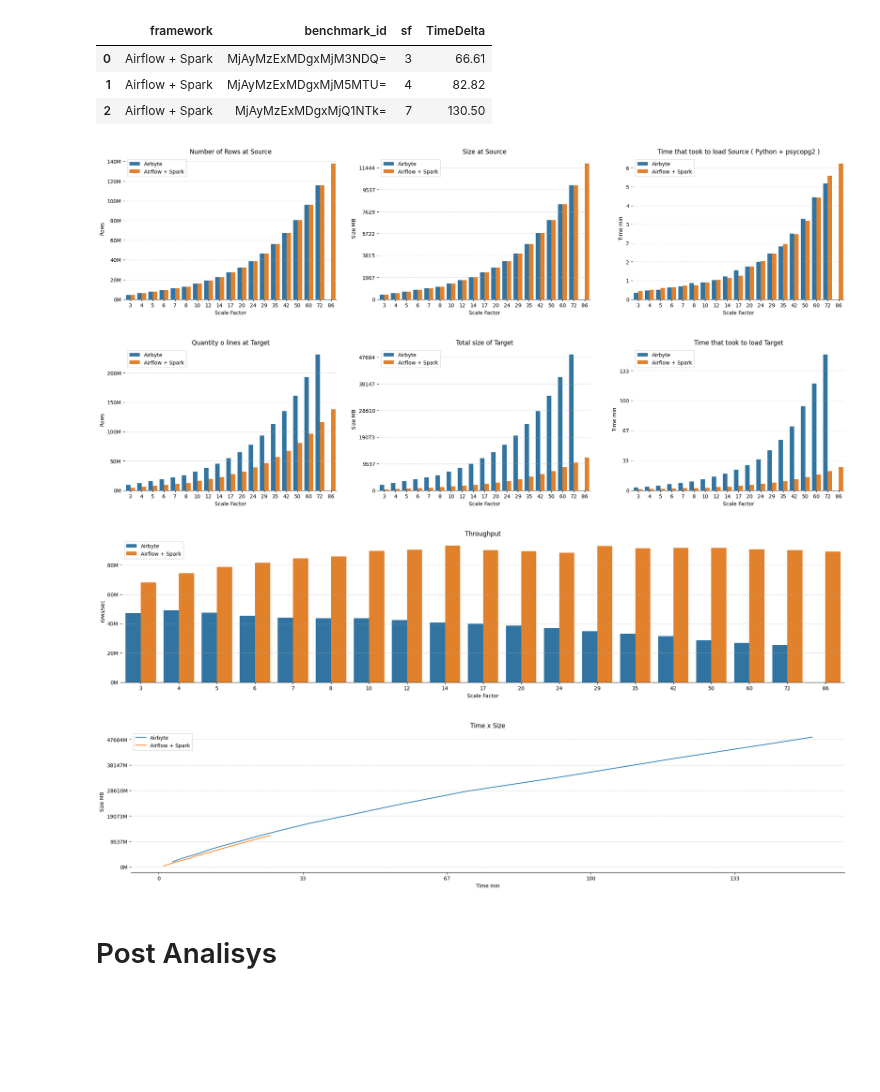
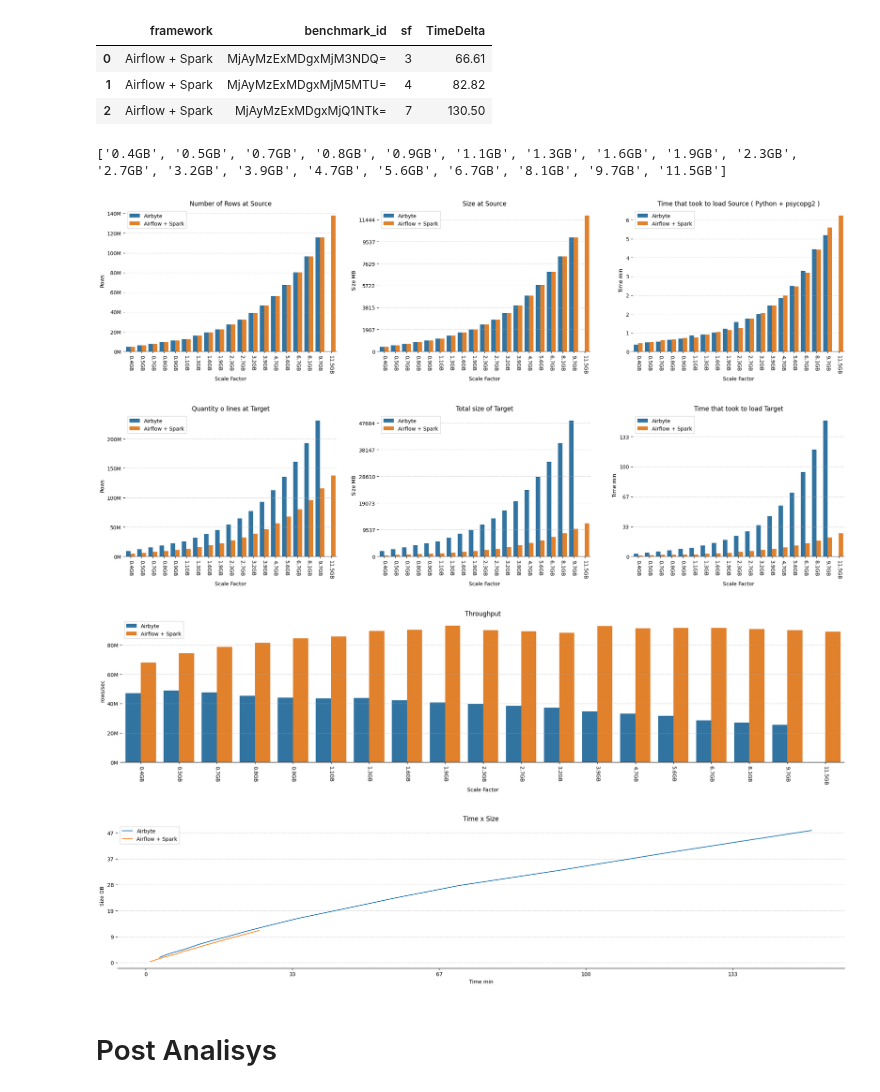
Before and after one commit to bombermal/TCC, a Jupyter notebook: Monitoring_VM/Retrieve/pre_analisys.ipynb, the cells around one changed output. Saved outputs shown, nothing was run; the diff lists cells and outputs as text; code cells hidden in the pictures; blank space fills up the shorter version.

```diff
--- a/Monitoring_VM/Retrieve/pre_analisys.ipynb
+++ b/Monitoring_VM/Retrieve/pre_analisys.ipynb
@@ -123,7 +124,19 @@ display(target_status.head(3))
 | 0 | Airflow + Spark | MjAyMzExMDgxMjM3NDQ= | 3 | 66.61 |
 | 1 | Airflow + Spark | MjAyMzExMDgxMjM5MTU= | 4 | 82.82 |
 | 2 | Airflow + Spark | MjAyMzExMDgxMjQ1NTk= | 7 | 130.50 |
+# %%
+mask = source_grouped.framework == "Airflow + Spark"
+# Transform in dictionary, sf as key, total_size_bytes as value
+temp = source_grouped.loc[mask, ["sf", "total_size_bytes"]]
+temp.total_size_bytes = temp.total_size_bytes.astype(float)
+temp.sf = temp.sf.astype(int)
+temp.total_size_bytes = temp.total_size_bytes.apply(lambda x: round(x/ 1024 / 1024 /1024, 1))
+temp.sort_values(by="sf", inplace=True)
+print([ str(x)+"GB" for x in temp.total_size_bytes.to_list()])
+# %% [output]
+['0.4GB', '0.5GB', '0.7GB', '0.8GB', '0.9GB', '1.1GB', '1.3GB', '1.6GB', '1.9GB', '2.3GB', '2.7GB', '3.2GB', '3.9GB', '4.7GB', '5.6GB', '6.7GB', '8.1GB', '9.7GB', '11.5GB']
 # %%
+x_tick_labels = ['0.4GB', '0.5GB', '0.7GB', '0.8GB', '0.9GB', '1.1GB', '1.3GB', '1.6GB', '1.9GB', '2.3GB', '2.7GB', '3.2GB', '3.9GB', '4.7GB', '5.6GB', '6.7GB', '8.1GB', '9.7GB', '11.5GB']
 fig, ax = plt.subplots(1, 3, figsize=(25, 5))
 # sns.barplot(x="sf", y="time_delta", color="green", data=python_df, ax=ax[2])
 for idx, col in enumerate(["rows_count", "total_size_bytes", "time_delta"]):
@@ -140,6 +153,11 @@ for idx, col in enumerate(["rows_count", "total_size_bytes", "time_delta"]):
     else:
         ax[idx].yaxis.set_major_formatter(lambda x, pos: '{:.0f}'.format(x/60))
         ax[idx].set(ylabel="Time min", xlabel="Scale Factor", title="Time that took to load Source ( Python + psycopg2 )")
+    ax[idx].set_xticks(range(len(x_tick_labels)))
+    ax[idx].set_xticklabels(x_tick_labels)
+    # rotate x_tick_labels 90º
+    for item in g.get_xticklabels():
+        item.set_rotation(270)
     ax[idx].grid(axis='y', linestyle=':')
     ax[idx].legend(fancybox=False)
 sns.despine(left=True)
@@ -147,7 +165,7 @@ plt.show()
 
 fig, ax = plt.subplots(1, 3, figsize=(25, 5))
 for idx, col in enumerate(["rows_count", "total_size_bytes"]):
-    sns.barplot(x="sf", y=col, hue="framework", data=target_grouped, ax=ax[idx])
+    g = sns.barplot(x="sf", y=col, hue="framework", data=target_grouped, ax=ax[idx])
     if idx == 0:
         # Set y-axis scale to millions with separators
         ax[idx].yaxis.set_major_formatter(lambda x, pos: '{:.0f}'.format(x/1000000) + 'M')
@@ -156,49 +174,66 @@ for idx, col in enumerate(["rows_count", "total_size_bytes"]):
         # Divide by 1024 to get MB
         ax[idx].yaxis.set_major_formatter(lambda x, pos: '{:.0f}'.format(x/1024/1024))
         ax[idx].set(ylabel="Size MB", xlabel="Scale Factor", title="Total size of Target")
+
+    ax[idx].set_xticks(range(len(x_tick_labels)))
+    ax[idx].set_xticklabels(x_tick_labels)
+    # rotate x_tick_labels 90º
+    for item in g.get_xticklabels():
+        item.set_rotation(270)
     ax[idx].grid(axis='y', linestyle=':')
     ax[idx].legend(fancybox=False)
 # sns.despine(left=True)
 # plt.show()
 
 source_status_combined = source_status_combined.sort_values(by=["framework", "sf"]).reset_index(drop=True)
-sns.barplot(x="sf", y="TimeDelta", hue="framework", data=source_status_combined, ax=ax[2])
+g = sns.barplot(x="sf", y="TimeDelta", hue="framework", data=source_status_combined, ax=ax[2])
 # Set y-axis scale to millions with separators
 ax[2].yaxis.set_major_formatter(lambda x, pos: '{:.0f}'.format(x/60))
+ax[2].set_xticks(range(len(x_tick_labels)))
+ax[2].set_xticklabels(x_tick_labels)
+# rotate x_tick_labels 90º
+for item in g.get_xticklabels():
+    item.set_rotation(270)
 ax[2].set(ylabel="Time min", xlabel="Scale Factor", title="Time that took to load Target")
 ax[2].grid(axis='y', linestyle=':')
 ax[2].legend(fancybox=False)
 sns.despine(left=True)
 plt.show()
 
 df_throughput = df_throughput.sort_values(by=["framework", "sf"]).reset_index(drop=True)
 fig, ax = plt.subplots(figsize=(25, 5))
-sns.barplot(x="sf", y="Throughput", hue="framework", data=df_throughput, ax=ax)
+g = sns.barplot(x="sf", y="Throughput", hue="framework", data=df_throughput, ax=ax)
 # Set y-axis scale to millions with separators
+ax.set_xticks(range(len(x_tick_labels)))
+ax.set_xticklabels(x_tick_labels)
+# rotate x_tick_labels 90º
+for item in g.get_xticklabels():
+    item.set_rotation(270)
 ax.yaxis.set_major_formatter(lambda x, pos: '{:,.0f}'.format(x/1000) + 'M')
 ax.set(ylabel="rows/sec", xlabel="Scale Factor", title="Throughput")
 ax.grid(axis='y', linestyle=':')
 ax.legend(fancybox=False)
 sns.despine(left=True)
 plt.show()
 
 temp_df = target_grouped.merge(source_status_combined, left_on=["framework", "benchmark_id", "sf"], right_on=["framework", "benchmark_id", "sf"], how="inner")
 
 fig, ax = plt.subplots(figsize=(25, 5))
+# mask = temp_df.TimeDelta < 33*60
 sns.lineplot(x="TimeDelta", y="total_size_bytes", hue="framework", data=temp_df, ax=ax)
 # Set y-axis scale to millions with separators
-ax.yaxis.set_major_formatter(lambda x, pos: '{:.0f}'.format(x/1024/1024) + 'M')
+ax.yaxis.set_major_formatter(lambda x, pos: '{:.0f}'.format(x/1024/1024/1024))
 ax.xaxis.set_major_formatter(lambda x, pos: '{:.0f}'.format(x/60))
-ax.set(ylabel="Size MB", xlabel="Time min", title="Time x Size")
+ax.set(ylabel="Size GB", xlabel="Time min", title="Time x Size")
 ax.grid(axis='y', linestyle=':')
 ax.legend(fancybox=False)
 sns.despine(left=True)
 plt.show()
 # %% [output]
-[figure, old version]
+[figure, new version]
-[figure, old version]
+[figure, new version]
-[figure, old version]
+[figure, new version]
-[figure, old version]
+[figure, new version]
 # %% [markdown]
 # Post Analisys
 # %%
```
Also changed, not shown: parts of 8 cells of this notebook.
